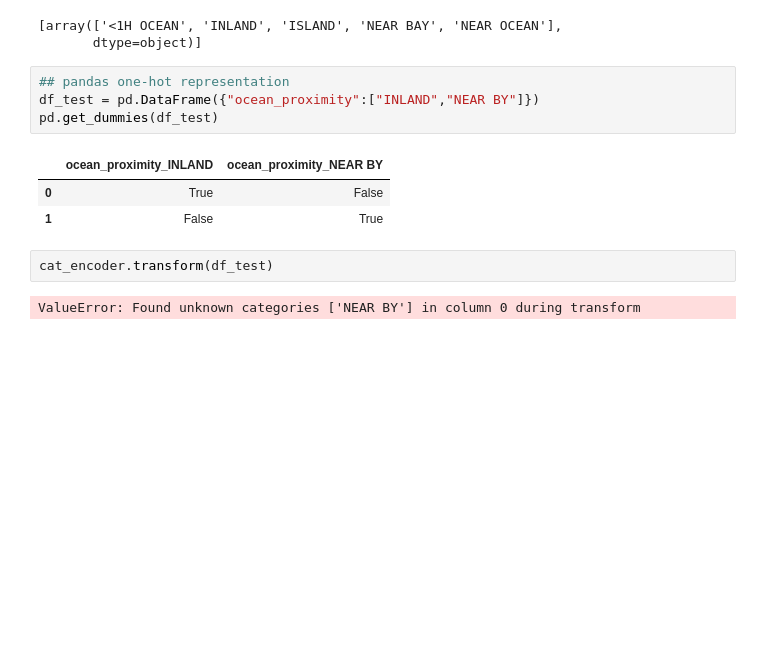
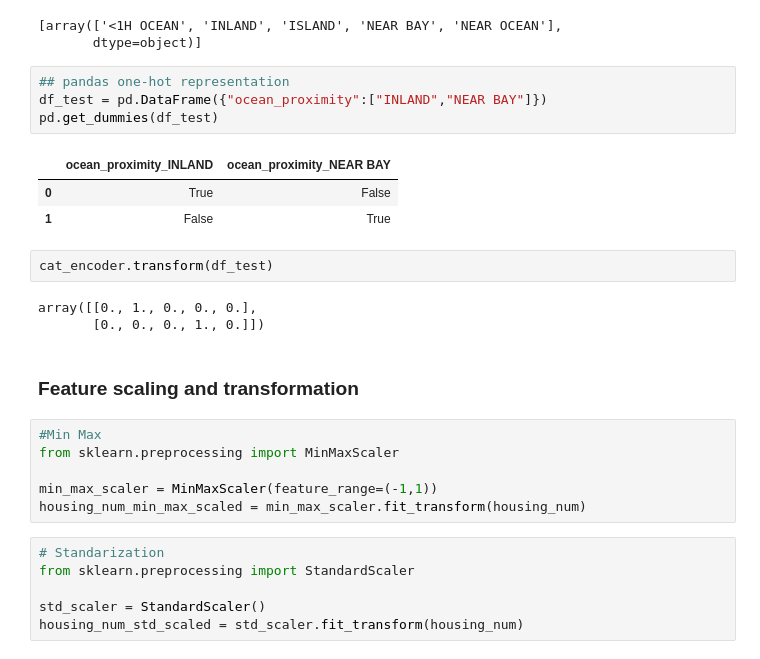
Before and after one commit to hubertwojcik/housing-price-prediction, a Jupyter notebook: notebooks/housing.ipynb, the cells around one changed output. Drawn from its saved outputs; the diff is of its cells as text; blank space fills up the shorter version.

Commit message:
feature scaling

```diff
--- a/notebooks/housing.ipynb
+++ b/notebooks/housing.ipynb
@@ -310,13 +310,28 @@ cat_encoder.categories_
        dtype=object)]
 # %%
 ## pandas one-hot representation
-df_test = pd.DataFrame({"ocean_proximity":["INLAND","NEAR BY"]})
+df_test = pd.DataFrame({"ocean_proximity":["INLAND","NEAR BAY"]})
 pd.get_dummies(df_test)
 # %% [output]
-|  | ocean_proximity_INLAND | ocean_proximity_NEAR BY |
+|  | ocean_proximity_INLAND | ocean_proximity_NEAR BAY |
 | 0 | True | False |
 | 1 | False | True |
 # %%
 cat_encoder.transform(df_test)
 # %% [output]
-ValueError: Found unknown categories ['NEAR BY'] in column 0 during transform
+array([[0., 1., 0., 0., 0.],
+       [0., 0., 0., 1., 0.]])
+# %% [markdown]
+### Feature scaling and transformation
+# %%
+#Min Max
+from sklearn.preprocessing import MinMaxScaler
+
+min_max_scaler = MinMaxScaler(feature_range=(-1,1))
+housing_num_min_max_scaled = min_max_scaler.fit_transform(housing_num)
+# %%
+# Standarization
+from sklearn.preprocessing import StandardScaler
+
+std_scaler = StandardScaler()
+housing_num_std_scaled = std_scaler.fit_transform(housing_num)
```
Also changed, not shown: parts of 6 cells of this notebook, 1 other file.
